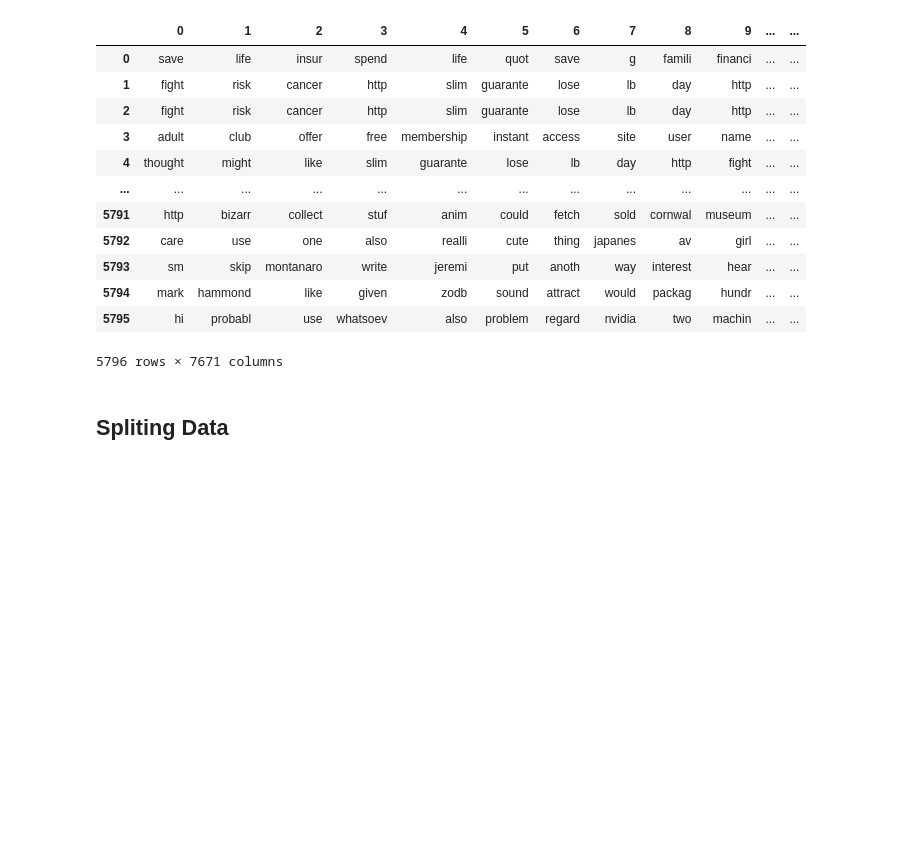
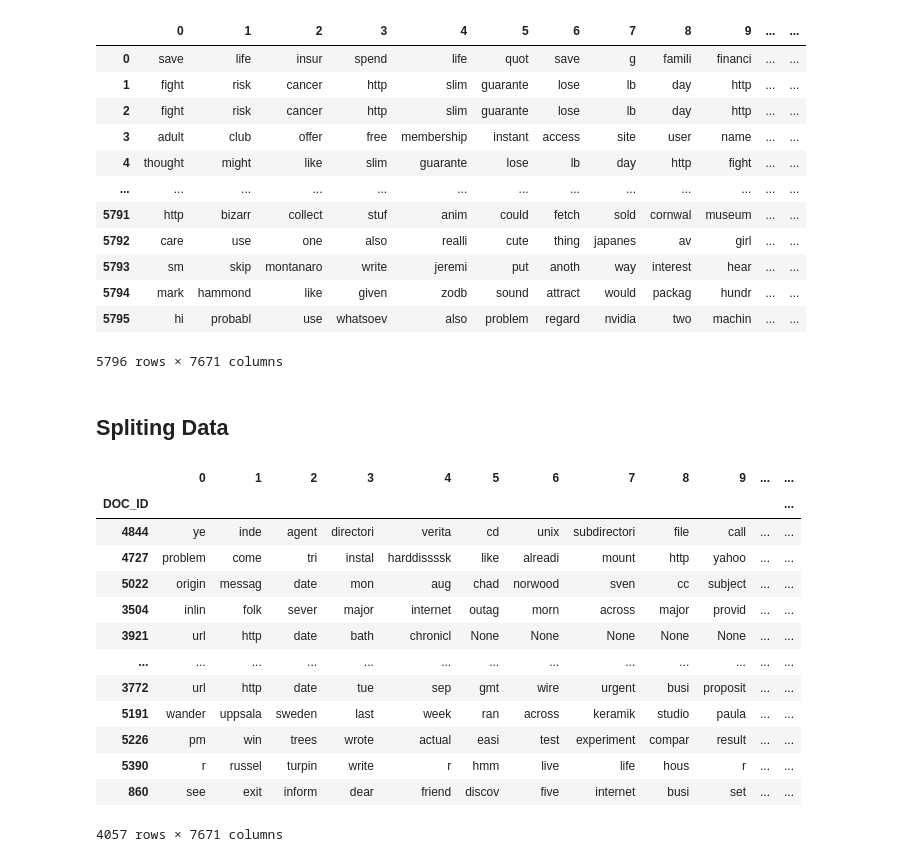
Before and after one commit to qa-amin/Naive-Bayes-Classifier-to-Filter-Spam-Emails, a Jupyter notebook: Naive _Bayes _Classifier.ipynb, the cells around one changed output. Drawn from its saved outputs; the diff is of its cells as text; code cells hidden in the pictures; blank space fills up the shorter version.

```diff
--- a/Naive _Bayes _Classifier.ipynb
+++ b/Naive _Bayes _Classifier.ipynb
@@ -398,5 +401,3 @@ word_columns_df
 | 5794 | mark | hammond | like | given | zodb | sound | attract | would | packag | hundr | ... | ... |
 | 5795 | hi | probabl | use | whatsoev | also | problem | regard | nvidia | two | machin | ... | ... |
 5796 rows × 7671 columns
-# %% [markdown]
-## Spliting Data
@@ -405,0 +404,2 @@ X_train, X_test, y_train, y_test = train_test_split(word_columns_df, data['CATEG
+# %% [markdown]
+## Spliting Data
@@ -405,0 +409,18 @@ X_train, X_test, y_train, y_test = train_test_split(word_columns_df, data['CATEG
+# %%
+X_train.index.name = X_test.index.name = 'DOC_ID'
+X_train
+# %% [output]
+|  | 0 | 1 | 2 | 3 | 4 | 5 | 6 | 7 | 8 | 9 | ... | ... |
+| DOC_ID |  |  |  |  |  |  |  |  |  |  |  | ... |
+| 4844 | ye | inde | agent | directori | verita | cd | unix | subdirectori | file | call | ... | ... |
+| 4727 | problem | come | tri | instal | harddissssk | like | alreadi | mount | http | yahoo | ... | ... |
+| 5022 | origin | messag | date | mon | aug | chad | norwood | sven | cc | subject | ... | ... |
+| 3504 | inlin | folk | sever | major | internet | outag | morn | across | major | provid | ... | ... |
+| 3921 | url | http | date | bath | chronicl | None | None | None | None | None | ... | ... |
+| ... | ... | ... | ... | ... | ... | ... | ... | ... | ... | ... | ... | ... |
+| 3772 | url | http | date | tue | sep | gmt | wire | urgent | busi | proposit | ... | ... |
+| 5191 | wander | uppsala | sweden | last | week | ran | across | keramik | studio | paula | ... | ... |
+| 5226 | pm | win | trees | wrote | actual | easi | test | experiment | compar | result | ... | ... |
+| 5390 | r | russel | turpin | write | r | hmm | live | life | hous | r | ... | ... |
+| 860 | see | exit | inform | dear | friend | discov | five | internet | busi | set | ... | ... |
+4057 rows × 7671 columns
```
Also changed, not shown: parts of 21 cells of this notebook, 3 other files.
